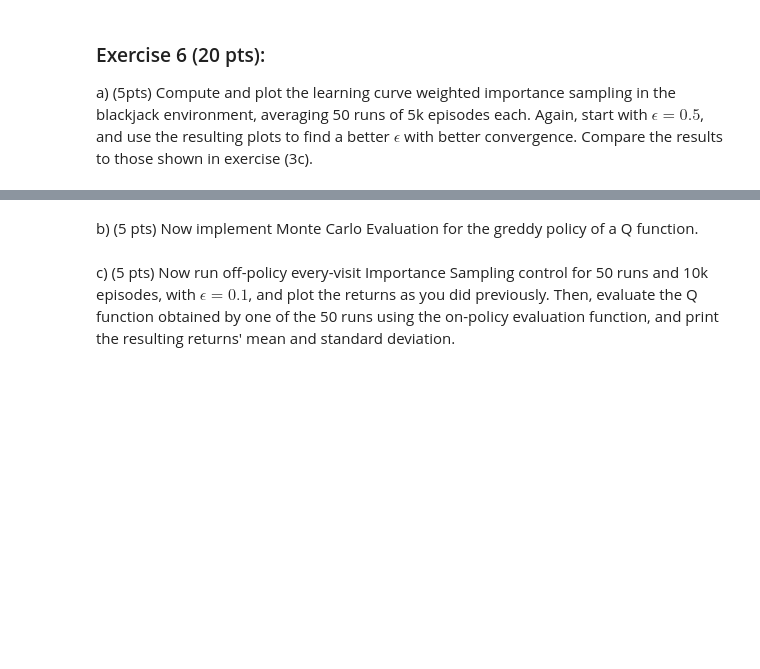
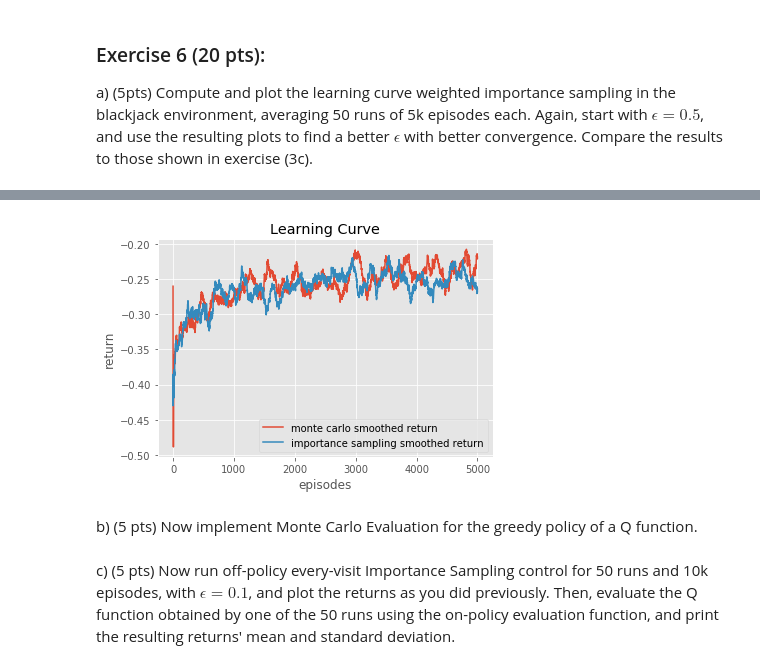
Before and after one commit to merchant98/Reninforcement-Learning, a Jupyter notebook: notebook_monte_carlo.ipynb, the cells around one changed output, grey strips where cells are left out. Saved outputs shown, nothing was run; the diff lists cells and outputs as text; code cells hidden in the pictures; blank space fills up the shorter version.

```diff
--- a/notebook_monte_carlo.ipynb
+++ b/notebook_monte_carlo.ipynb
@@ -141,12 +141,12 @@ def on_policy_every_visit_mc_control(env, num_episodes, *, eps, gamma):
 
         transitions = sample_episode(env, Q, eps=eps)    # store (state, action, reward) tuples here
         for transition in reversed(transitions):
-#             ipdb.set_trace()
-            G = transition[2] + gamma * G
-            C[transition[0]][transition[1]] += 1
-            alpha_n = 1 / C[transition[0]][transition[1]]
-            Q_n = Q[transition[0]][transition[1]]
-            Q[transition[0]][transition[1]] += alpha_n * (G - Q_n)
+            state, action, reward = transition[0], transition[1], transition[2]
+            G = reward + gamma * G
+            C[state][action] += 1
+            alpha_n = 1 / C[state][action]
+            Q_n = Q[state][action]
+            Q[state][action] += alpha_n * (G - Q_n)
 
         returns[i] = G
 
@@ -435,13 +435,14 @@ def off_policy_every_visit_is_control(env, num_episodes, *, eps, gamma):
         for transition in reversed(transitions):
             state, action, reward = transition[0], transition[1], transition[2]
             G = reward + gamma * G
-            pi_S_A = compute_pi(Q[state], action, eps)
-            b_S_A = compute_pi(Q_behavior[state], action, eps)
-            W *= pi_S_A / b_S_A
             C[state][action] += W
             C_S_A = C[state][action]
             Q_n = Q[state][action]
             Q[state][action] += (W / C_S_A) * (G - Q_n)
+            policy[state] = np.argmax(Q[state])
+            if action != policy[state]: break
+            b_S_A = compute_pi(Q_behavior[state], action, eps)
+            W *= 1 / b_S_A
 
         returns[i] = G
 
@@ -468,7 +469,13 @@ returns_mc = np.empty((num_runs, num_episodes))
 for i in tqdm.tnrange(num_runs, desc='Runs (MC)'):
     # YOUR CODE HERE
 
+    Q, returns = on_policy_every_visit_mc_control(env_blackjack, num_episodes, eps=0.5, gamma=1.0)
+    returns_mc[i] = returns
+
 returns_is = np.empty((num_runs, num_episodes))
 for i in tqdm.tnrange(num_runs, desc='Runs (IS)'):
     # YOUR CODE HERE
+
+    Q, returns = off_policy_every_visit_is_control(env_blackjack, num_episodes, eps=0.5, gamma=1.0)
+    returns_is[i] = returns
 # %% [output]
@@ -478,5 +495,23 @@ IndentationError: expected an indented block (<ipython-input-18-dad4a5505174>, l
+# %%
+# YOUR CODE HERE
+
+returns_mc_mean = returns_mc.mean(0)
+returns_is_mean = returns_is.mean(0)
+# plt.plot(returns_mc_mean, alpha=0.1)
+# plt.plot(returns_is_mean, alpha=0.1)
+plt.plot(rolling_average(returns_mc_mean, window_size=100))
+plt.plot(rolling_average(returns_is_mean, window_size=100))
+# plt.legend(['monte carlo raw return', 'importance sampling raw return', \
+#             'monte carlo smoothed return', 'importance sampling smoothed return'])
+plt.legend(['monte carlo smoothed return', 'importance sampling smoothed return'])
+plt.xlabel('episodes')
+plt.ylabel('return')
+plt.title('Learning Curve')
+plt.show()
+# %% [output]
+[figure, added]
 # %% [markdown]
-b) (5 pts) Now implement Monte Carlo Evaluation for the greddy policy of a Q function.
+b) (5 pts) Now implement Monte Carlo Evaluation for the greedy policy of a Q function.
 # %%
 def on_policy_mc_evaluation(env, Q, num_episodes, *, gamma):
     '''
```
Also changed, not shown: parts of 5 cells of this notebook.
